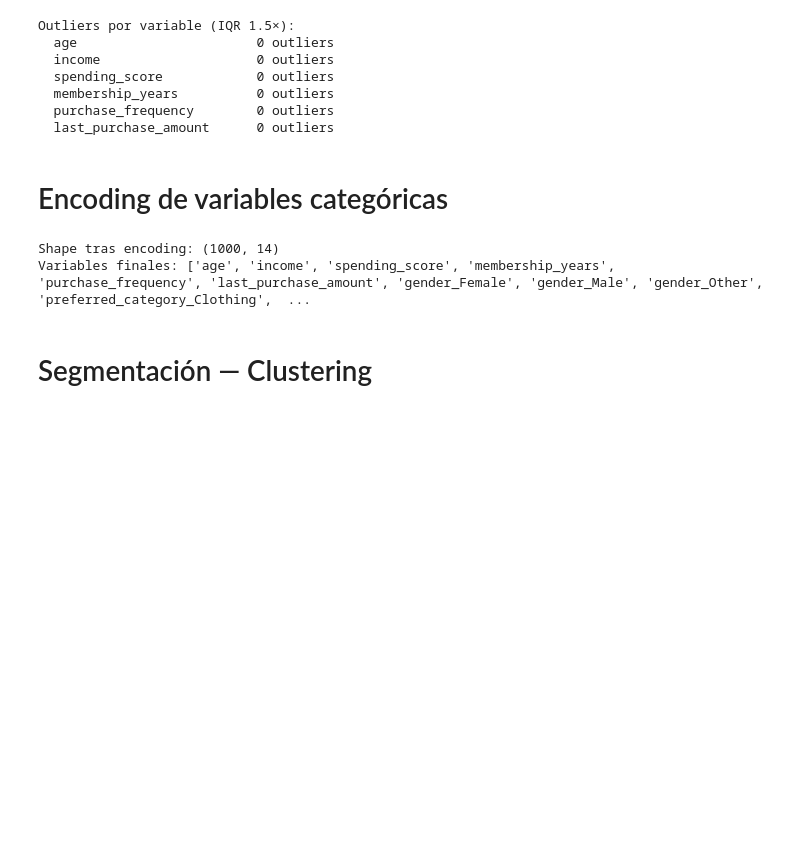
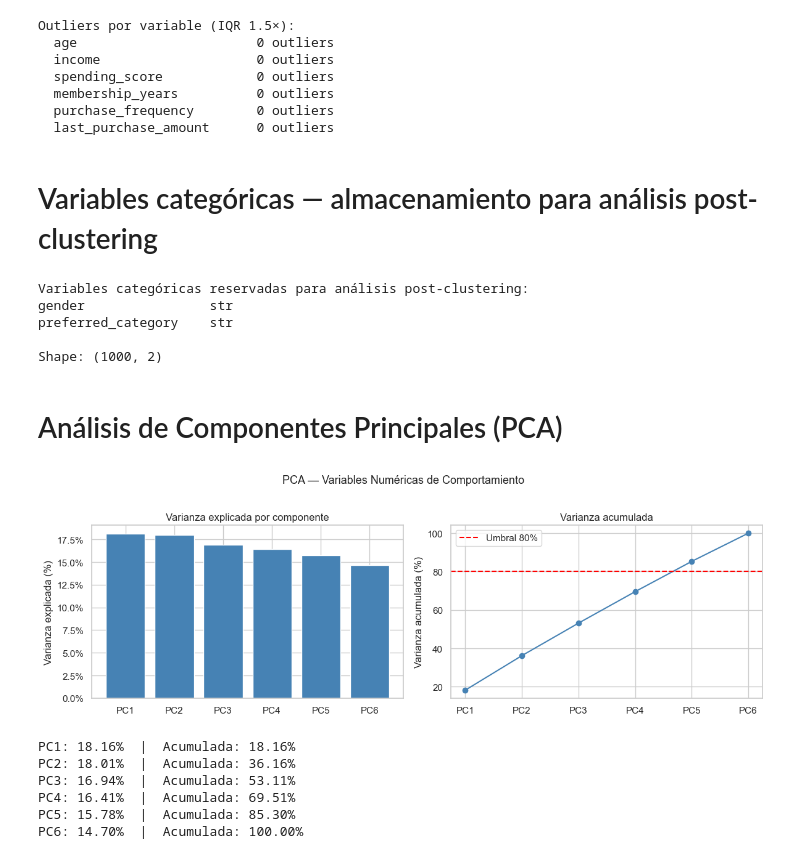
Before and after one commit to darc-17/Sandbox_HE2_DavidRodriguez, a Jupyter notebook: Taller 1/Punto 3. Segmentacion de Clientes para Estrategia Comercial/preprocesamiento_punto3.ipynb, the cells around one changed output. Saved outputs shown, nothing was run; the diff lists cells and outputs as text; code cells hidden in the pictures; blank space fills up the shorter version.

```diff
--- a/Taller 1/Punto 3. Segmentacion de Clientes para Estrategia Comercial/preprocesamiento_punto3.ipynb
+++ b/Taller 1/Punto 3. Segmentacion de Clientes para Estrategia Comercial/preprocesamiento_punto3.ipynb
@@ -127,24 +127,23 @@ Outliers por variable (IQR 1.5×):
   purchase_frequency        0 outliers
   last_purchase_amount      0 outliers
 # %% [markdown]
-# Encoding de variables categóricas
+# Variables categóricas — almacenamiento para análisis post-clustering
 # %%
-# gender y preferred_category se codifican con one-hot encoding para
-# incluirlas en el modelo de clustering.
-# Se elimina id (identificador sin valor predictivo).
+# gender y preferred_category se reservan como metadatos para el análisis
+# post-clustering (distribución por segmento), tal como Channel y Region
+# en el notebook de referencia. No se incluyen en el clustering porque:
+#   1. Su distribución es uniforme — no aportan separación entre grupos.
+#   2. El one-hot encoding distorsiona la distancia euclidiana.
 
-df_model = pd.get_dummies(
-    df.drop(columns="id"),
-    columns=["gender", "preferred_category"],
-    drop_first=False,   # Se conservan todas las categorías (no hay trampa en clustering)
-    dtype=int,
-)
+cat_meta = df[["gender", "preferred_category"]].copy()
 
-print(f"Shape tras encoding: {df_model.shape}")
-print(f"Variables finales: {list(df_model.columns)}")
+print("Variables categóricas reservadas para análisis post-clustering:")
+print(cat_meta.dtypes.to_string())
+print(f"\nShape: {cat_meta.shape}")
 # %% [output]
-Shape tras encoding: (1000, 14)
-Variables finales: ['age', 'income', 'spending_score', 'membership_years', 'purchase_frequency', 'last_purchase_amount', 'gender_Female', 'gender_Male', 'gender_Other', 'preferred_category_Clothing',  ...
+Variables categóricas reservadas para análisis post-clustering:
+gender                str
+preferred_category    str
+
+Shape: (1000, 2)
-# %% [markdown]
-# Segmentación — Clustering
 # %%
@@ -162,3 +156,43 @@ NUM_COLS = ['age', 'income', 'spending_score',
 
 scaler = StandardScaler()
 X_scaled = scaler.fit_transform(df[NUM_COLS].values)
+# %% [markdown]
+# Análisis de Componentes Principales (PCA)
+# %%
+from sklearn.decomposition import PCA
+import matplotlib.ticker as mticker
+
+pca_full = PCA(random_state=RANDOM_STATE)
+pca_full.fit(X_scaled)
+
+var_exp = pca_full.explained_variance_ratio_
+cum_var = np.cumsum(var_exp)
+comp_labels = [f"PC{i+1}" for i in range(len(var_exp))]
+
+fig, axes = plt.subplots(1, 2, figsize=(12, 4))
+
+axes[0].bar(comp_labels, var_exp * 100, color="steelblue", edgecolor="white")
+axes[0].set_title("Varianza explicada por componente")
+axes[0].set_ylabel("Varianza explicada (%)")
+axes[0].yaxis.set_major_formatter(mticker.FormatStrFormatter("%.1f%%"))
+
+axes[1].plot(comp_labels, cum_var * 100, marker="o", color="steelblue")
+axes[1].axhline(80, color="red", linestyle="--", label="Umbral 80%")
+axes[1].set_title("Varianza acumulada")
+axes[1].set_ylabel("Varianza acumulada (%)")
+axes[1].legend()
+
+plt.suptitle("PCA — Variables Numéricas de Comportamiento", y=1.02, fontsize=13)
+plt.tight_layout()
+plt.show()
+
+for i, (v, c) in enumerate(zip(var_exp, cum_var)):
+    print(f"PC{i+1}: {v*100:.2f}%  |  Acumulada: {c*100:.2f}%")
+# %% [output]
+[figure, added]
+PC1: 18.16%  |  Acumulada: 18.16%
+PC2: 18.01%  |  Acumulada: 36.16%
+PC3: 16.94%  |  Acumulada: 53.11%
+PC4: 16.41%  |  Acumulada: 69.51%
+PC5: 15.78%  |  Acumulada: 85.30%
+PC6: 14.70%  |  Acumulada: 100.00%
```
Also changed, not shown: parts of 22 cells of this notebook, 4 other files.
